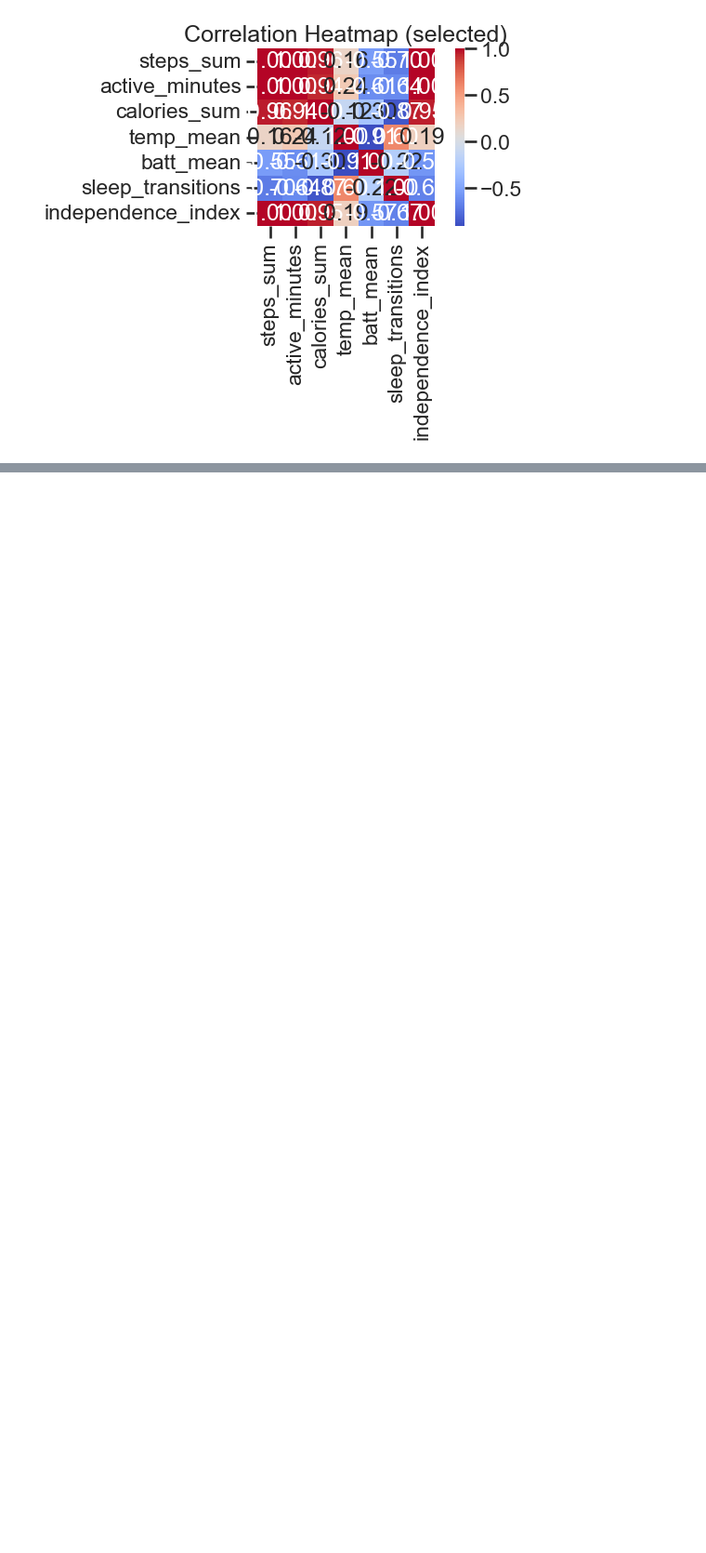
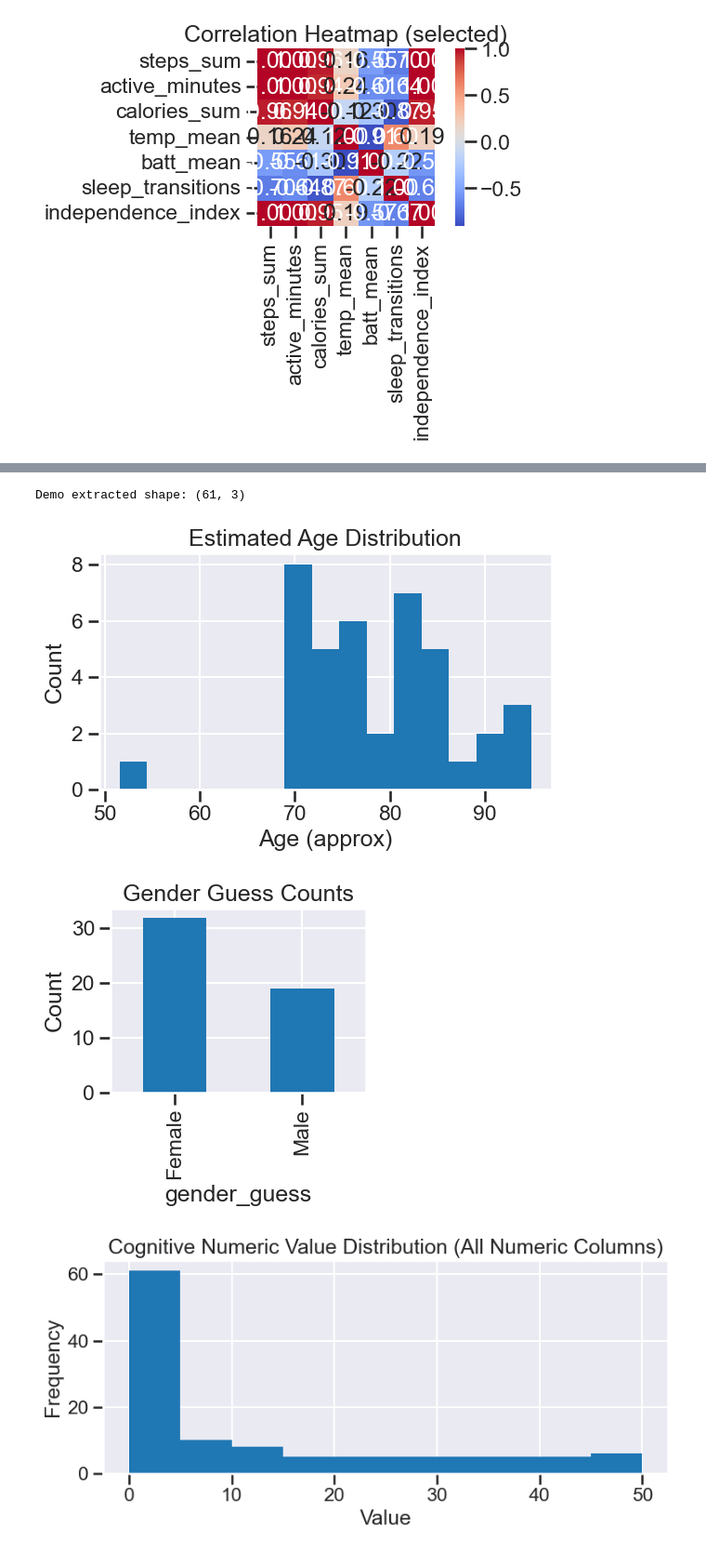
Before and after one commit to KKOIDF/AJ.Sanan-Project, a Jupyter notebook: Sanan_Project_Analysis.ipynb, the cells around one changed output, grey strips where cells are left out. Shown: that part at 93% size. Saved outputs shown, nothing was run; the diff lists cells and outputs as text; code cells hidden in the pictures; blank space fills up the shorter version.

```diff
--- a/Sanan_Project_Analysis.ipynb
+++ b/Sanan_Project_Analysis.ipynb
@@ -827,0 +921,65 @@ NameError: name 'OPT_PATH' is not defined
+# %%
+# B) Demographic & Cognitive Visual Summaries
+# Attempt to extract approximate age and gender from original subject attribute raw tables (subjects_combined)
+
+def extract_age_gender(df: pd.DataFrame) -> pd.DataFrame:
+    cand = df.copy()
+    # Birth date detection: column names that look like date or contain year-like patterns already normalized.
+    # We'll attempt to parse every string cell that matches YYYY/MM/DD.
+    date_cols = [c for c in cand.columns if cand[c].astype(str).str.contains(r'\d{4}/\d{1,2}/\d{1,2}', na=False).any()]
+    birth_col = date_cols[0] if date_cols else None
+    if birth_col:
+        cand['birth_date'] = pd.to_datetime(cand[birth_col], errors='coerce')
+        # If age not present, compute from 2021-01-01 reference (approx)
+        ref = pd.Timestamp('2021-01-01')
+        cand['age_est'] = (ref - cand['birth_date']).dt.days / 365.25
+    else:
+        cand['age_est'] = np.nan
+    # Gender heuristic: look for 'female'/'man' tokens in row values
+    def row_gender(row):
+        txt = ' '.join(map(str, row.values)).lower()
+        if 'female' in txt:
+            return 'Female'
+        if re.search(r'\bman\b', txt):
+            return 'Male'
+        return np.nan
+    cand['gender_guess'] = cand.apply(row_gender, axis=1)
+    return cand[['subject_id','age_est','gender_guess']].drop_duplicates()
+
+if 'subjects_combined' in globals():
+    demo = extract_age_gender(subjects_combined)
+    print('Demo extracted shape:', demo.shape)
+    if demo['age_est'].notna().any():
+        plt.figure(figsize=(6,4))
+        demo['age_est'].dropna().hist(bins=15)
+        plt.title('Estimated Age Distribution')
+        plt.xlabel('Age (approx)')
+        plt.ylabel('Count')
+        plt.tight_layout(); plt.show()
+    if demo['gender_guess'].notna().any():
+        plt.figure(figsize=(4,4))
+        demo['gender_guess'].value_counts().plot(kind='bar')
+        plt.title('Gender Guess Counts')
+        plt.ylabel('Count')
+        plt.tight_layout(); plt.show()
+else:
+    print('subjects_combined not available for demographics.')
+
+# Cognitive score summary: count distribution of highest recall categories if present
+if 'cog_all' in globals() and not cog_all.empty:
+    # Look for columns containing pattern like 'cog_c' that are numeric (after header-less load)
+    cog_num = cog_all.select_dtypes(include='number')
+    if not cog_num.empty:
+        plt.figure(figsize=(8,4))
+        cog_num.melt().dropna()['value'].hist(bins=10)
+        plt.title('Cognitive Numeric Value Distribution (All Numeric Columns)')
+        plt.xlabel('Value')
+        plt.ylabel('Frequency')
+        plt.tight_layout(); plt.show()
+else:
+    print('cog_all not available for cognitive visuals.')
+# %% [output]
+Demo extracted shape: (61, 3)
+[figure, added]
+[figure, added]
+[figure, added]
```
Also changed, not shown: parts of 7 cells of this notebook.
